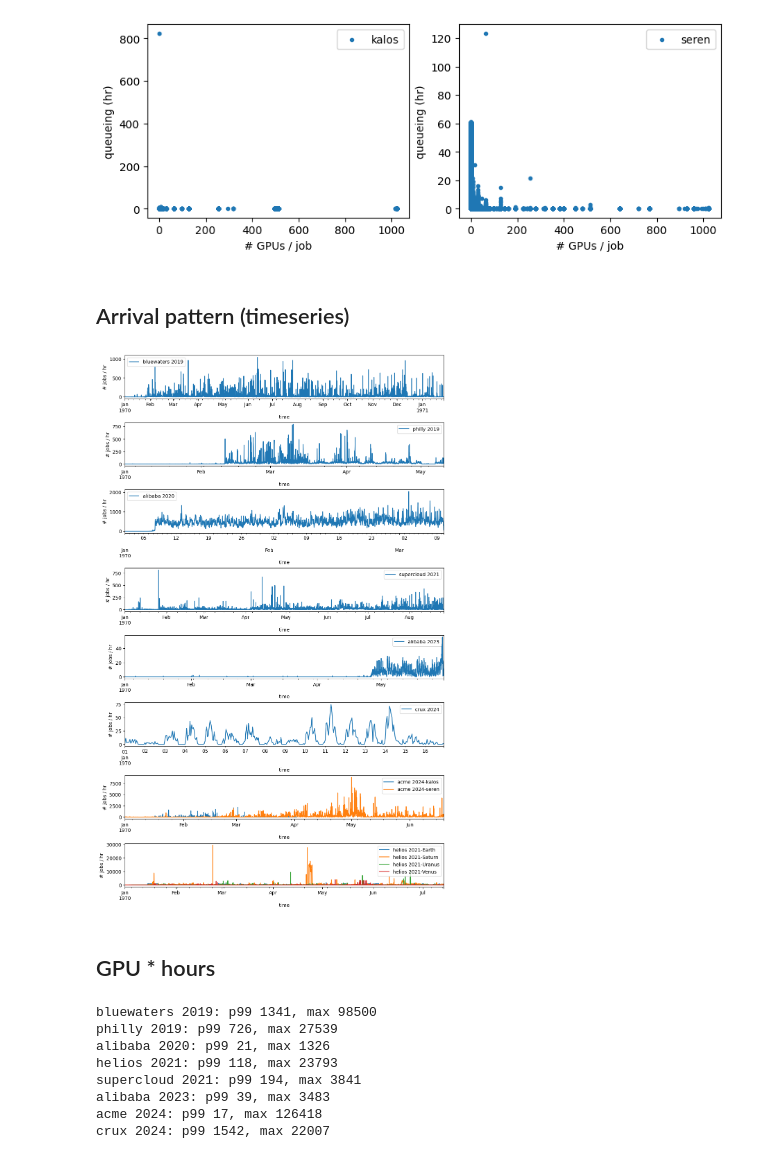
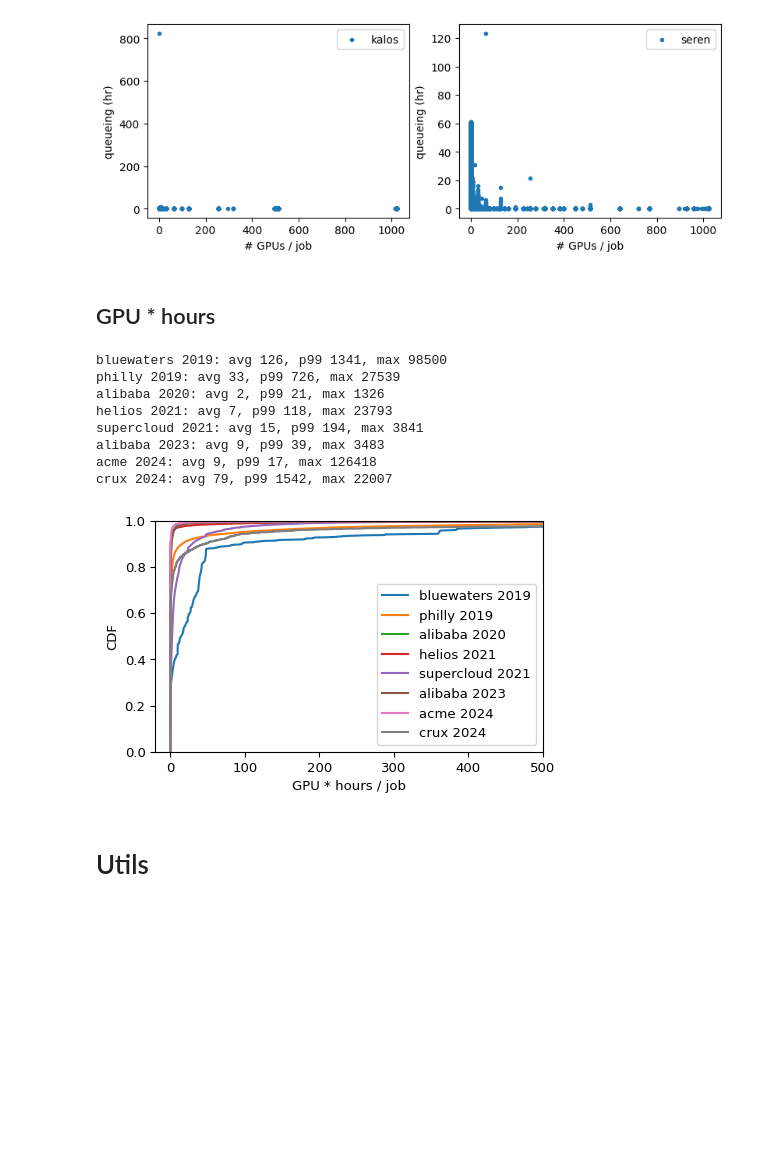
Before and after one commit to shuoshuc/public-ml-traces, a Jupyter notebook: parsing.ipynb, the cells around one changed output. Drawn from its saved outputs; the diff is of its cells as text; code cells hidden in the pictures; blank space fills up the shorter version.

```diff
--- a/parsing.ipynb
+++ b/parsing.ipynb
@@ -770,53 +737,30 @@ for i, cluster in enumerate(['kalos', 'seren']):
     ax.legend()
 # %% [output]
 [figure]
-# %% [markdown]
-## Arrival pattern (timeseries)
-# %%
-names = ['bluewaters 2019', 'philly 2019', 'alibaba 2020', 'supercloud 2021', 'alibaba 2023', 'crux 2024', 'acme 2024', 'helios 2021']
-
-def sample(trace):
-    trace["arrival-dt"] = pd.to_datetime(trace["arrival"], unit="s")
-    trace.set_index("arrival-dt", inplace=True)
-    jobs_per_hour = trace.resample("h").size()
-    return jobs_per_hour
-
-fig, axs = plt.subplots(len(names), 1, figsize=(10, 2 * len(names)), layout="constrained")
-for i, name in enumerate(names):
-    ax = axs[i]
-    if name == 'acme 2024':
-        for cluster in ['kalos', 'seren']:
-            trace = traces[name]
-            jobs_per_hour = sample(trace[trace['cluster_name'] == cluster][["arrival"]])
-            jobs_per_hour.plot(kind='line', linestyle='-', ax=ax, label=f"{name}-{cluster}")
-    elif name == 'helios 2021':
-        for cluster in ['Earth', 'Saturn', 'Uranus', 'Venus']:
-            trace = traces[name]
-            jobs_per_hour = sample(trace[trace['cluster_name'] == cluster][["arrival"]])
-            jobs_per_hour.plot(kind='line', linestyle='-', ax=ax, label=f"{name}-{cluster}")
-    else:
-        jobs_per_hour = sample(traces[name][["arrival"]])
-        jobs_per_hour.plot(kind='line', linestyle='-', ax=ax, label=name)
-    ax.set_xlabel('time')
-    ax.set_ylabel('# jobs / hr')
-    ax.legend()
-# %% [output]
-[figure, removed]
 # %% [markdown]
 ## GPU * hours
 # %%
 from math import ceil
 
+trace_names = ['philly 2019', 'alibaba 2020', 'helios 2021', 'alibaba 2023', 'acme 2024', "crux 2024"]
+fig, ax = plt.subplots(figsize=(5, 3))
 for key, df in traces.items():
-    gpu_hrs = df["gpu"] * df["running"] / 3600
-    print(f"{key}: p99 {ceil(gpu_hrs.quantile(.99))}, max {ceil(gpu_hrs.max())}")
-    import matplotlib.pyplot as plt
+    gpu_hrs = (df["gpu"] * df["running"] / 3600).dropna()
+    print(f"{key}: avg {ceil(gpu_hrs.mean())}, p99 {ceil(gpu_hrs.quantile(.99))}, max {ceil(gpu_hrs.max())}")
+    ax.ecdf(gpu_hrs, label=key)
+    ax.legend()
+    ax.set_xlim([-20, 500])
+    ax.set_xlabel('GPU * hours / job')
+    ax.set_ylabel('CDF')
 # %% [output]
-bluewaters 2019: p99 1341, max 98500
-philly 2019: p99 726, max 27539
-alibaba 2020: p99 21, max 1326
-helios 2021: p99 118, max 23793
-supercloud 2021: p99 194, max 3841
-alibaba 2023: p99 39, max 3483
-acme 2024: p99 17, max 126418
-crux 2024: p99 1542, max 22007
+bluewaters 2019: avg 126, p99 1341, max 98500
+philly 2019: avg 33, p99 726, max 27539
+alibaba 2020: avg 2, p99 21, max 1326
+helios 2021: avg 7, p99 118, max 23793
+supercloud 2021: avg 15, p99 194, max 3841
+alibaba 2023: avg 9, p99 39, max 3483
+acme 2024: avg 9, p99 17, max 126418
+crux 2024: avg 79, p99 1542, max 22007
+[figure, added]
+# %% [markdown]
+# Utils
```
Also changed, not shown: parts of 11 cells of this notebook.
